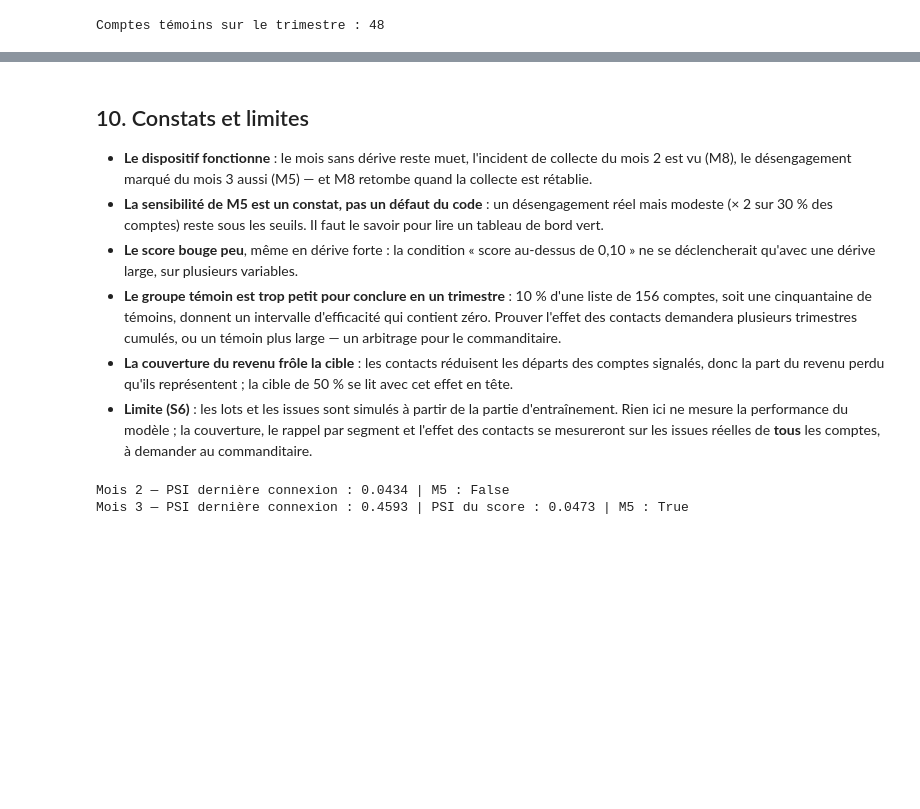
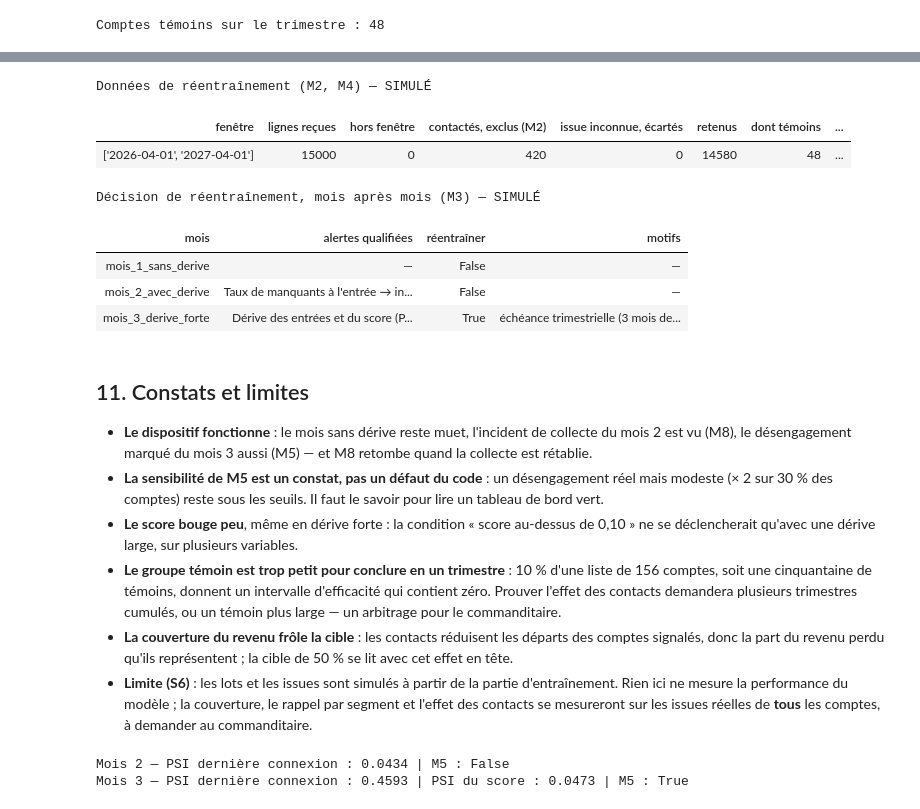
Before and after one commit to air-jaja/ai4me, a Jupyter notebook: notebooks/11_suivi.ipynb, the cells around one changed output, grey strips where cells are left out. Saved outputs shown, nothing was run; the diff lists cells and outputs as text; code cells hidden in the pictures; blank space fills up the shorter version.

```diff
--- a/notebooks/11_suivi.ipynb
+++ b/notebooks/11_suivi.ipynb
@@ -268,5 +276,23 @@ Comptes témoins sur le trimestre : 48
+# %%
+partie_c = rapport["reentrainement"]
+afficher_tableau(pd.DataFrame([partie_c["selection"]]).astype(str), titre="Données de réentraînement (M2, M4) — SIMULÉ")
+afficher_tableau(pd.DataFrame([{
+    "mois": d["mois"],
+    "alertes qualifiées": "; ".join(f"{a['indicateur']} → {a['qualification']}" for a in d["alertes qualifiées (SIMULÉ)"]) or "—",
+    "réentraîner": d["réentraîner"],
+    "motifs": "; ".join(d["motifs"]) or "—",
+} for d in partie_c["decisions"]]), titre="Décision de réentraînement, mois après mois (M3) — SIMULÉ")
+# %% [output]
+Données de réentraînement (M2, M4) — SIMULÉ
+| fenêtre | lignes reçues | hors fenêtre | contactés, exclus (M2) | issue inconnue, écartés | retenus | dont témoins | ... |
+| ['2026-04-01', '2027-04-01'] | 15000 | 0 | 420 | 0 | 14580 | 48 | ... |
+Décision de réentraînement, mois après mois (M3) — SIMULÉ
+| mois | alertes qualifiées | réentraîner | motifs |
+| mois_1_sans_derive | — | False | — |
+| mois_2_avec_derive | Taux de manquants à l'entrée → in... | False | — |
+| mois_3_derive_forte | Dérive des entrées et du score (P... | True | échéance trimestrielle (3 mois de... |
 # %% [markdown]
-## 10. Constats et limites
+## 11. Constats et limites
 
 - **Le dispositif fonctionne** : le mois sans dérive reste muet, l'incident de collecte du mois 2 est vu (M8), le
   désengagement marqué du mois 3 aussi (M5) — et M8 retombe quand la collecte est rétablie.
```
Also changed, not shown: parts of 1 cell of this notebook, 7 other files.
